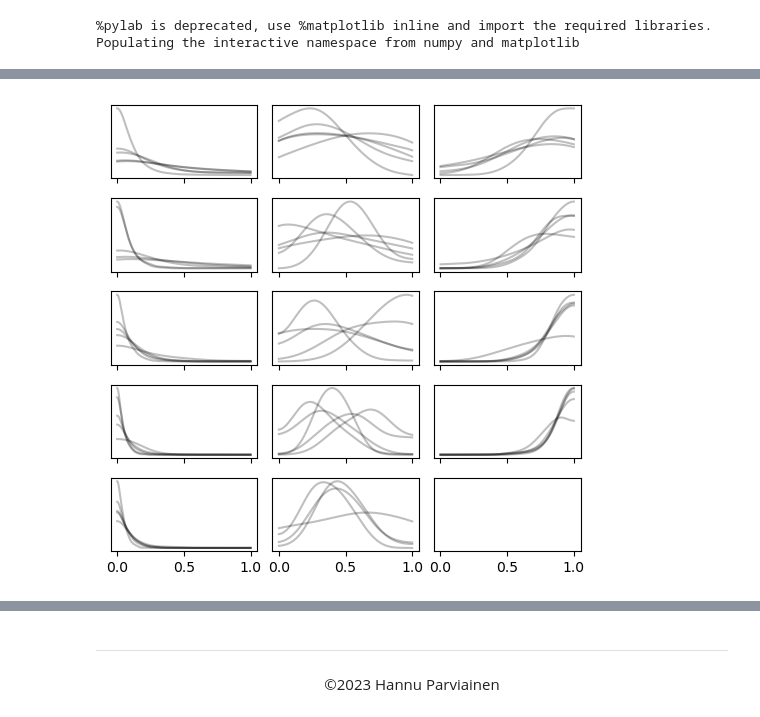
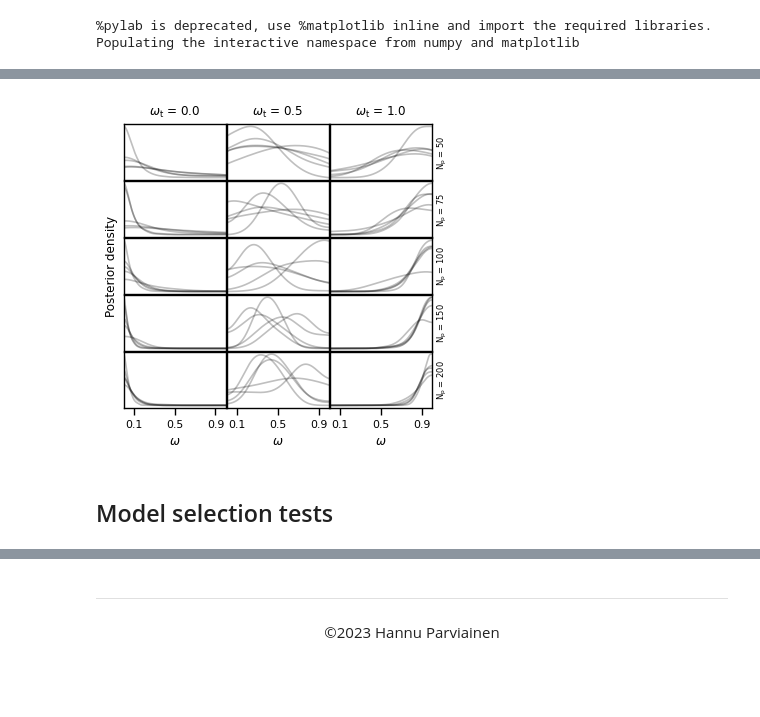
Before and after one commit to hpparvi/spright, a Jupyter notebook: notebooks/A1c_RMEstimator_mock_analysis.ipynb, the cells around one changed output, grey strips where cells are left out. Drawn from its saved outputs; the diff is of its cells as text; code cells hidden in the pictures; blank space fills up the shorter version.

```diff
--- a/notebooks/A1c_RMEstimator_mock_analysis.ipynb
+++ b/notebooks/A1c_RMEstimator_mock_analysis.ipynb
@@ -9,11 +9,17 @@
 %pylab is deprecated, use %matplotlib inline and import the required libraries.
 Populating the interactive namespace from numpy and matplotlib
 # %%
+import pandas as pd
+import seaborn as sb
+
 from warnings import catch_warnings, simplefilter
 from pathlib import Path
+from astropy.table import Table
 from corner import corner
 from arviz.stats import kde
 from spright.rmrelation import RMRelation
+
+AAOCW, AAPGW = 3.4645669, 7.0866142
 # %%
 files = {}
 for f in  sorted(Path('.').glob('mock*.fits')):
@@ -22,3 +28,5 @@ for f in  sorted(Path('.').glob('mock*.fits')):
     ws = int(l[2][3:])
     batch = int(l[3][1])
     files[psize, ws, batch] = f
+# %%
+rmrs = {(psize, ww, batch): RMRelation(f) for (psize, ww, batch),f in files.items()}
@@ -25,15 +74,26 @@ for f in  sorted(Path('.').glob('mock*.fits')):
 # %%
-fig, axs = subplots(5, 3, figsize=(5,5), sharex='all')
-ixs = {50:0, 75:1, 100:2, 150:3, 200:4}
-iys = {0:0, 50:1, 100:2}
-with catch_warnings():
-    simplefilter('ignore')
-    for (psize, ww, batch),f in files.items():
-        rmr = RMRelation(f)
-        x, y = kde(rmr.posterior_samples.ww.values, custom_lims=(0,1), bw_fct=3)
-        ax = axs[ixs[psize], iys[ww]]
-        ax.plot(x, y, 'k', alpha=0.25)
-setp(axs, yticks=[])
-fig.tight_layout()
+with sb.plotting_context('paper', font_scale=0.9):
+    fig, axs = subplots(5, 3, figsize=(AAOCW, AAOCW), sharex='all')
+    ixs = {50:0, 75:1, 100:2, 150:3, 200:4}
+    iys = {0:0, 50:1, 100:2}
+    with catch_warnings():
+        simplefilter('ignore')
+        for (psize, ww, batch),rmr in rmrs.items():
+            x, y = kde(rmr.posterior_samples.ww.values, custom_lims=(0,1), bw_fct=3)
+            ax = axs[ixs[psize], iys[ww]]
+            ax.plot(x, y, 'k', alpha=0.25)
+    setp(axs, yticks=[], xlim=(0,1))
+    setp(axs[2,0], ylabel='Posterior density')
+    setp(axs[-1], xlabel='$\omega$', xticks=[0.1, 0.5, 0.9])
+    for i,ns in enumerate((50, 75, 100, 150, 200)):
+        axs[i, -1].text(1.1, 0.5, f'N$_\mathrm{{p}}$ = {ns}', va='center', ha='center', transform=axs[i, -1].transAxes, size='x-small', rotation=90)
+        #axs[i, -1].text(0.95, 0.9, f'N$_\mathrm{{s}}$ = {ns}', va='top', ha='right', transform=axs[i, 0].transAxes, size='x-small')
+    for i,ww in enumerate((0.0, 0.5, 1.0)):
+        axs[0,i].set_title(f'$\omega_\mathrm{{t}}$ = {ww}')
+    fig.tight_layout()
+    fig.subplots_adjust(hspace=0.01, wspace=0.01, left=0.06, right=0.95, bottom=0.12, top=0.94)
+    fig.savefig('pub_mock_ww_posteriors.pdf')
 # %% [output]
-[figure, old version]
+[figure, new version]
+# %% [markdown]
+## Model selection tests
```
Also changed, not shown: parts of 9 cells of this notebook, 7 other files.
